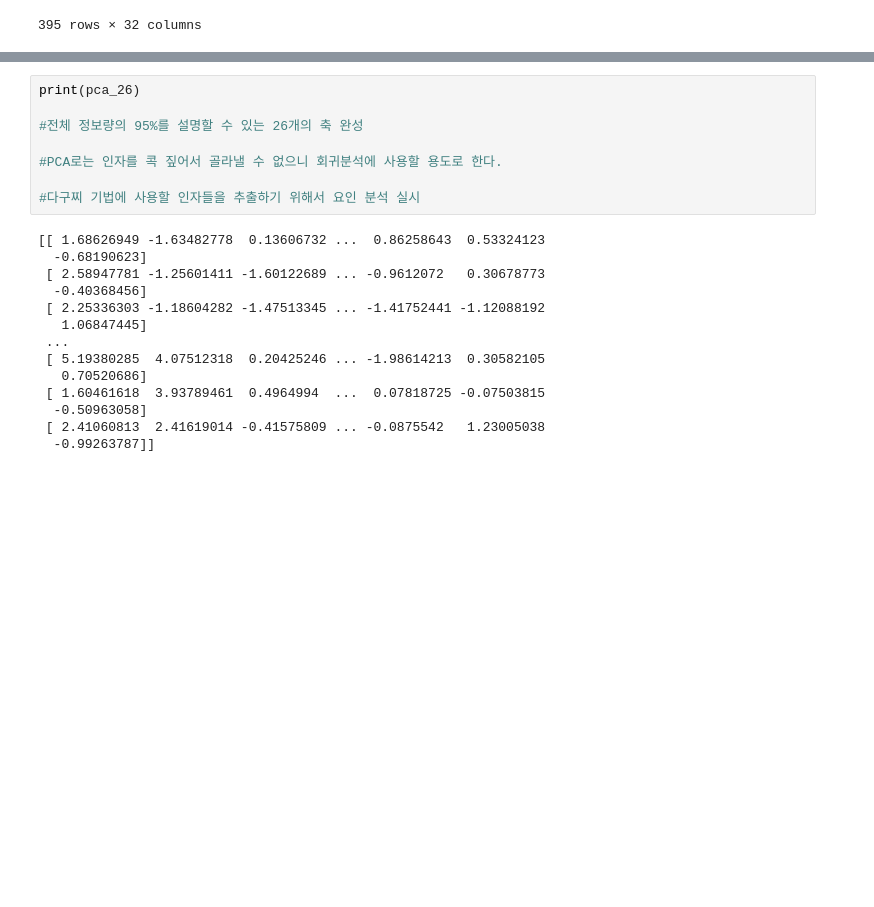
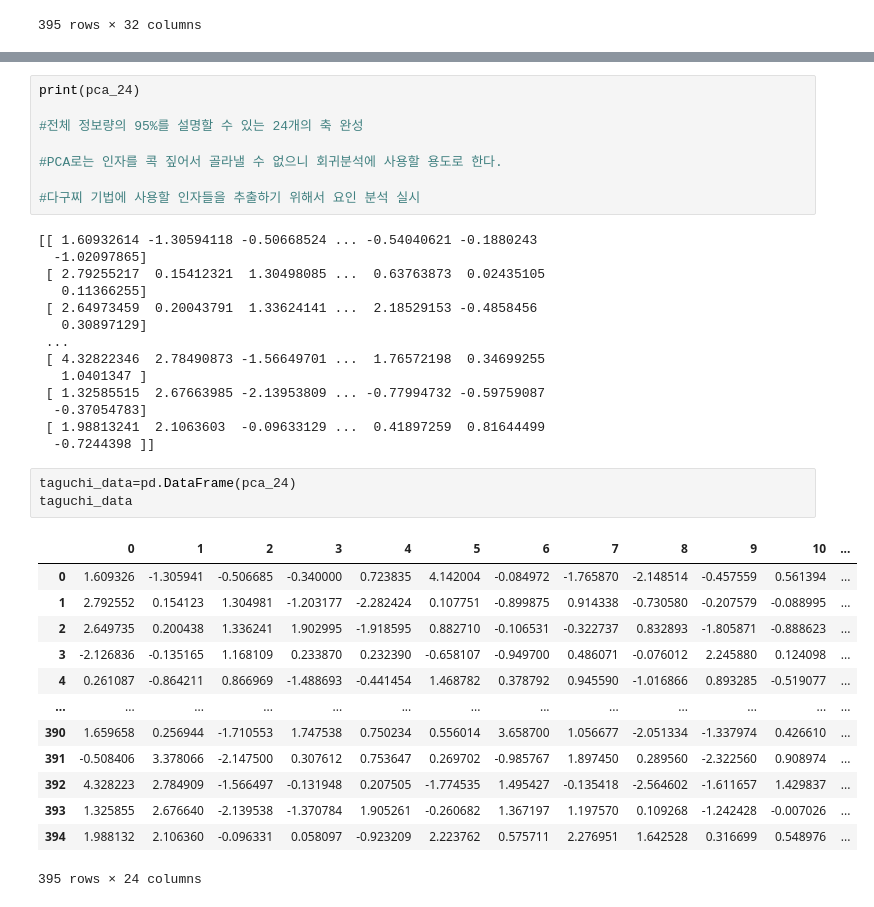
Before and after one commit to Ash-Stat/An-Si-Hyun, a Jupyter notebook: 텀프다구찌.ipynb, the cells around one changed output, grey strips where cells are left out. Cells and saved outputs as stored; diff of their text form; blank space fills up the shorter version.

```diff
--- a/텀프다구찌.ipynb
+++ b/텀프다구찌.ipynb
@@ -271,22 +277,39 @@ print(pca2.explained_variance_ratio_)
 # %%
-print(pca_26)
+print(pca_24)
 
-#전체 정보량의 95%를 설명할 수 있는 26개의 축 완성
+#전체 정보량의 95%를 설명할 수 있는 24개의 축 완성
 
 #PCA로는 인자를 콕 짚어서 골라낼 수 없으니 회귀분석에 사용할 용도로 한다.
 
 #다구찌 기법에 사용할 인자들을 추출하기 위해서 요인 분석 실시
 # %% [output]
-[[ 1.68626949 -1.63482778  0.13606732 ...  0.86258643  0.53324123
-  -0.68190623]
- [ 2.58947781 -1.25601411 -1.60122689 ... -0.9612072   0.30678773
-  -0.40368456]
- [ 2.25336303 -1.18604282 -1.47513345 ... -1.41752441 -1.12088192
-   1.06847445]
+[[ 1.60932614 -1.30594118 -0.50668524 ... -0.54040621 -0.1880243
+  -1.02097865]
+ [ 2.79255217  0.15412321  1.30498085 ...  0.63763873  0.02435105
+   0.11366255]
+ [ 2.64973459  0.20043791  1.33624141 ...  2.18529153 -0.4858456
+   0.30897129]
  ...
- [ 5.19380285  4.07512318  0.20425246 ... -1.98614213  0.30582105
-   0.70520686]
- [ 1.60461618  3.93789461  0.4964994  ...  0.07818725 -0.07503815
-  -0.50963058]
- [ 2.41060813  2.41619014 -0.41575809 ... -0.0875542   1.23005038
-  -0.99263787]]
+ [ 4.32822346  2.78490873 -1.56649701 ...  1.76572198  0.34699255
+   1.0401347 ]
+ [ 1.32585515  2.67663985 -2.13953809 ... -0.77994732 -0.59759087
+  -0.37054783]
+ [ 1.98813241  2.1063603  -0.09633129 ...  0.41897259  0.81644499
+  -0.7244398 ]]
+# %%
+taguchi_data=pd.DataFrame(pca_24)
+taguchi_data
+# %% [output]
+|  | 0 | 1 | 2 | 3 | 4 | 5 | 6 | 7 | 8 | 9 | 10 | ... |
+| 0 | 1.609326 | -1.305941 | -0.506685 | -0.340000 | 0.723835 | 4.142004 | -0.084972 | -1.765870 | -2.148514 | -0.457559 | 0.561394 | ... |
+| 1 | 2.792552 | 0.154123 | 1.304981 | -1.203177 | -2.282424 | 0.107751 | -0.899875 | 0.914338 | -0.730580 | -0.207579 | -0.088995 | ... |
+| 2 | 2.649735 | 0.200438 | 1.336241 | 1.902995 | -1.918595 | 0.882710 | -0.106531 | -0.322737 | 0.832893 | -1.805871 | -0.888623 | ... |
+| 3 | -2.126836 | -0.135165 | 1.168109 | 0.233870 | 0.232390 | -0.658107 | -0.949700 | 0.486071 | -0.076012 | 2.245880 | 0.124098 | ... |
+| 4 | 0.261087 | -0.864211 | 0.866969 | -1.488693 | -0.441454 | 1.468782 | 0.378792 | 0.945590 | -1.016866 | 0.893285 | -0.519077 | ... |
+| ... | ... | ... | ... | ... | ... | ... | ... | ... | ... | ... | ... | ... |
+| 390 | 1.659658 | 0.256944 | -1.710553 | 1.747538 | 0.750234 | 0.556014 | 3.658700 | 1.056677 | -2.051334 | -1.337974 | 0.426610 | ... |
+| 391 | -0.508406 | 3.378066 | -2.147500 | 0.307612 | 0.753647 | 0.269702 | -0.985767 | 1.897450 | 0.289560 | -2.322560 | 0.908974 | ... |
+| 392 | 4.328223 | 2.784909 | -1.566497 | -0.131948 | 0.207505 | -1.774535 | 1.495427 | -0.135418 | -2.564602 | -1.611657 | 1.429837 | ... |
+| 393 | 1.325855 | 2.676640 | -2.139538 | -1.370784 | 1.905261 | -0.260682 | 1.367197 | 1.197570 | 0.109268 | -1.242428 | -0.007026 | ... |
+| 394 | 1.988132 | 2.106360 | -0.096331 | 0.058097 | -0.923209 | 2.223762 | 0.575711 | 2.276951 | 1.642528 | 0.316699 | 0.548976 | ... |
+395 rows × 24 columns
```
Also changed, not shown: parts of 6 cells of this notebook.
